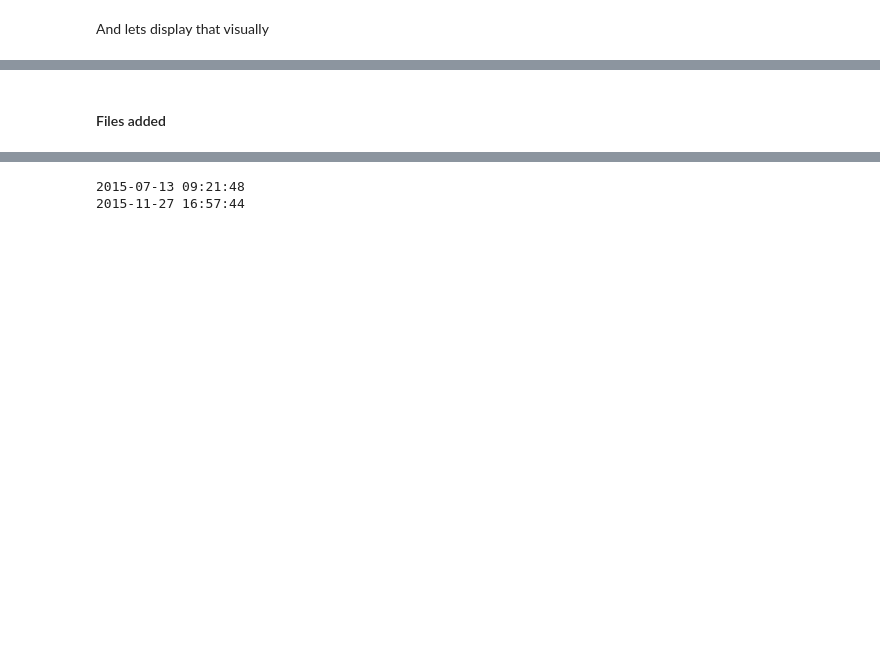
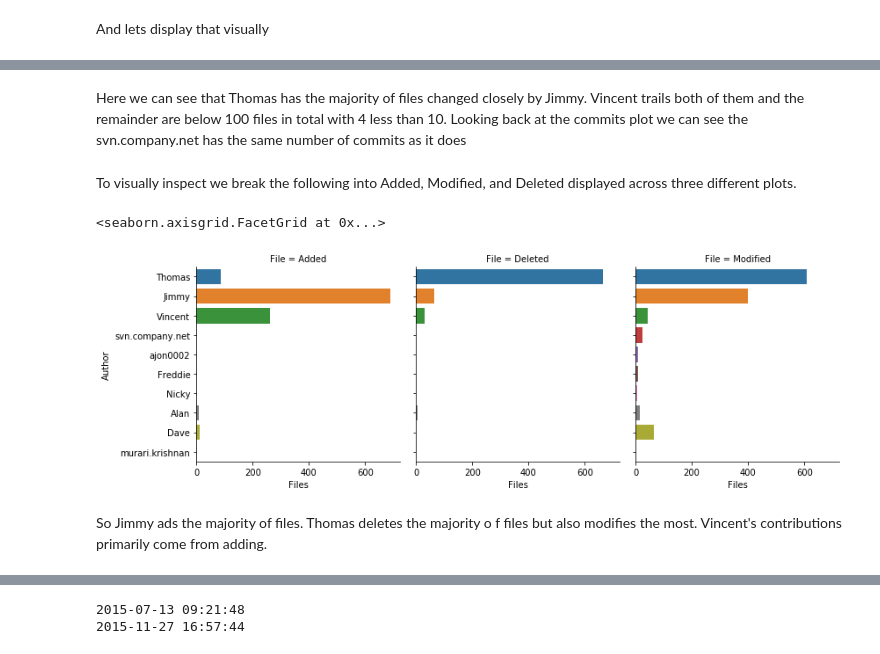
Before and after one commit to barrysheppard/B8IT105-CA4, a Jupyter notebook: Analysis.ipynb, the cells around one changed output, grey strips where cells are left out. Saved outputs shown, nothing was run; the diff lists cells and outputs as text; code cells hidden in the pictures; blank space fills up the shorter version.

```diff
--- a/Analysis.ipynb
+++ b/Analysis.ipynb
@@ -83,2 +140,14 @@ ax = sns.barplot(y='Author', x='All Files', data=df_totals, ci=None, order=order
-# %% [markdown]
-#### Files added
+# %% [markdown]
+Here we can see that Thomas has the majority of files changed closely by Jimmy. Vincent trails both of them and the remainder are below 100 files in total with 4 less than 10. Looking back at the commits plot we can see the svn.company.net has the same number of commits as it does
+# %% [markdown]
+To visually inspect we break the following into Added, Modified, and Deleted displayed across three different plots.
+# %%
+# Prepare the data in a format that will be useful for us
+df_melt = pd.melt(df_totals.drop(columns='All Files'), id_vars="Author", var_name="File", value_name="Files")
+# %%
+sns.factorplot(x='Files', y='Author', col='File', data=df_melt, kind='bar', order=order)
+# %% [output]
+<seaborn.axisgrid.FacetGrid at 0x...>
+[figure, added]
+# %% [markdown]
+So Jimmy ads the majority of files. Thomas deletes the majority o f files but also modifies the most. Vincent's contributions primarily come from adding.
```
Also changed, not shown: parts of 46 cells of this notebook, 2 other files.
